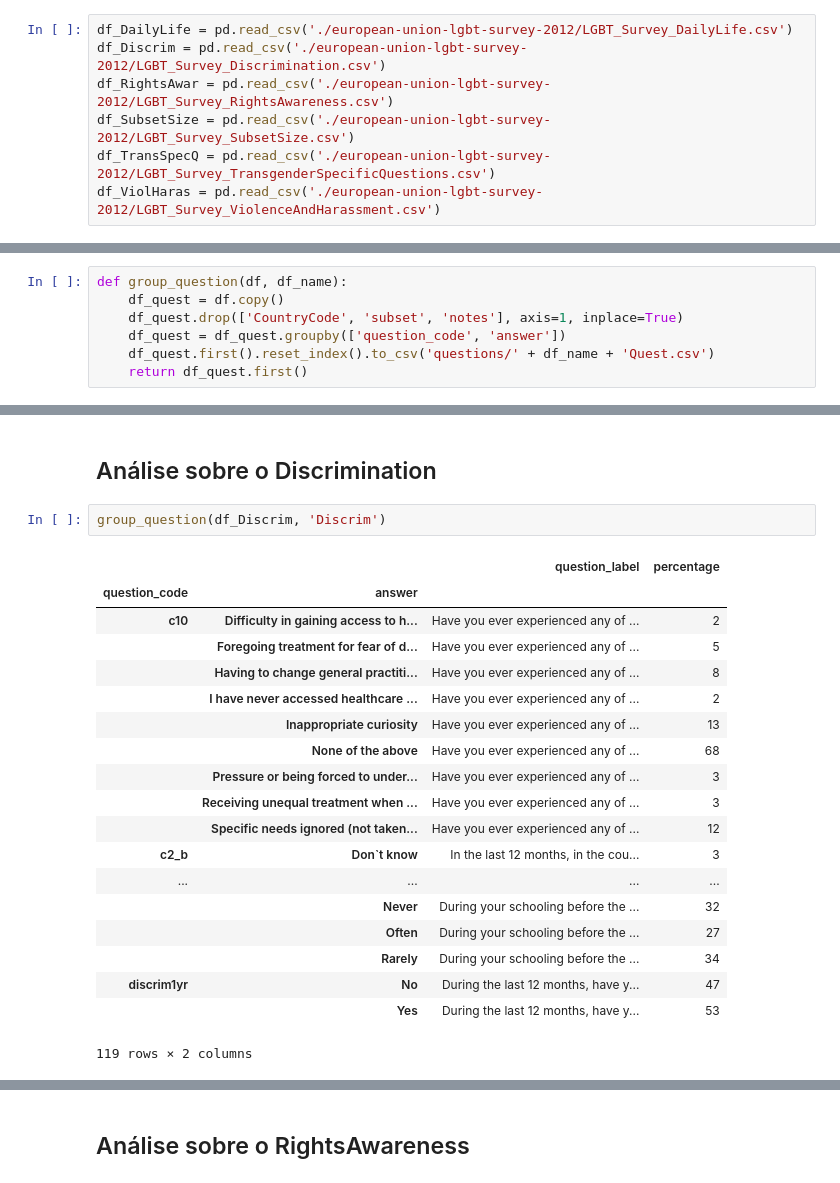
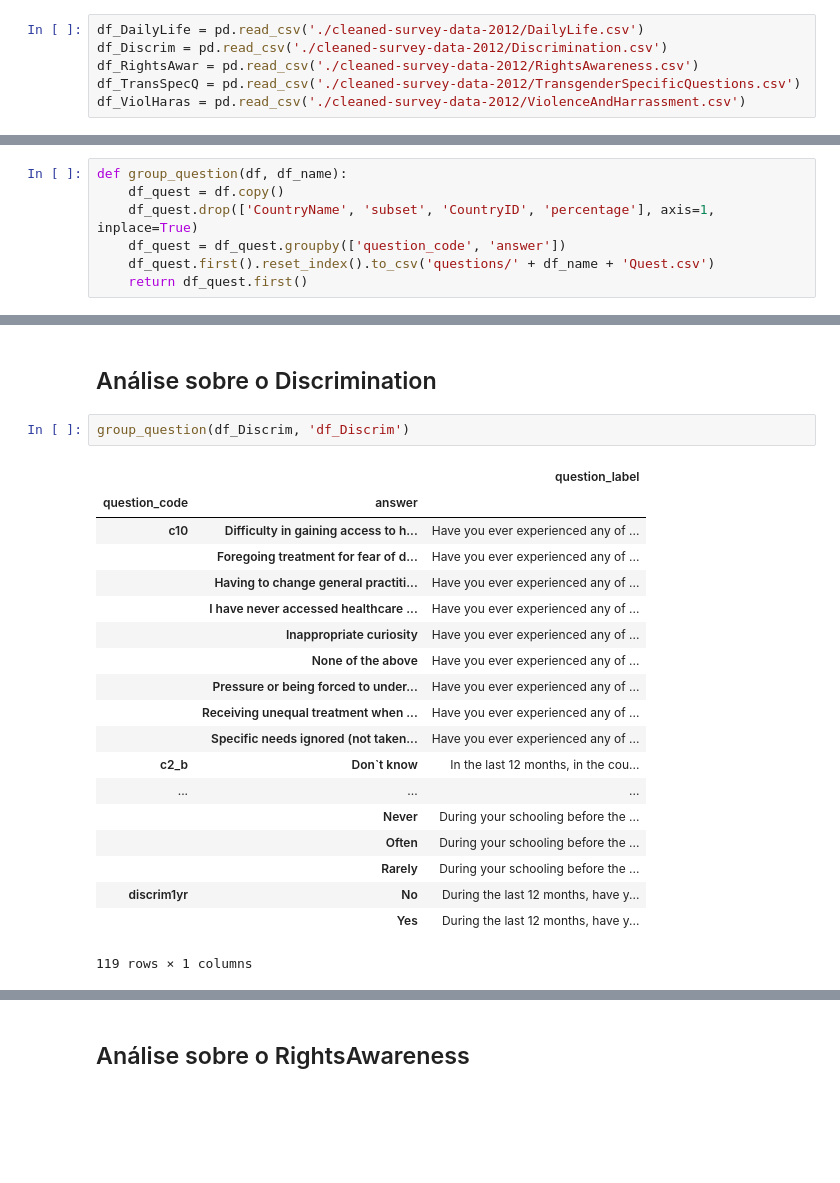
Before and after one commit to gilouzi/Data-Science-LGBT_EU, a Jupyter notebook: Questions_and_Answers.ipynb, the cells around one changed output, grey strips where cells are left out. Cells and saved outputs as stored; diff of their text form; blank space fills up the shorter version.

```diff
--- a/Questions_and_Answers.ipynb
+++ b/Questions_and_Answers.ipynb
@@ -7,10 +7,9 @@ import pandas as pd
 - **Fontes**:
     - https://www.kaggle.com/ruslankl/european-union-lgbt-survey-2012
 # %%
-df_DailyLife = pd.read_csv('./european-union-lgbt-survey-2012/LGBT_Survey_DailyLife.csv')
-df_Discrim = pd.read_csv('./european-union-lgbt-survey-2012/LGBT_Survey_Discrimination.csv')
-df_RightsAwar = pd.read_csv('./european-union-lgbt-survey-2012/LGBT_Survey_RightsAwareness.csv')
-df_SubsetSize = pd.read_csv('./european-union-lgbt-survey-2012/LGBT_Survey_SubsetSize.csv')
-df_TransSpecQ = pd.read_csv('./european-union-lgbt-survey-2012/LGBT_Survey_TransgenderSpecificQuestions.csv')
-df_ViolHaras = pd.read_csv('./european-union-lgbt-survey-2012/LGBT_Survey_ViolenceAndHarassment.csv')
+df_DailyLife = pd.read_csv('./cleaned-survey-data-2012/DailyLife.csv')
+df_Discrim = pd.read_csv('./cleaned-survey-data-2012/Discrimination.csv')
+df_RightsAwar = pd.read_csv('./cleaned-survey-data-2012/RightsAwareness.csv')
+df_TransSpecQ = pd.read_csv('./cleaned-survey-data-2012/TransgenderSpecificQuestions.csv')
+df_ViolHaras = pd.read_csv('./cleaned-survey-data-2012/ViolenceAndHarrassment.csv')
 # %% [markdown]
@@ -18,7 +17,7 @@ df_ViolHaras = pd.read_csv('./european-union-lgbt-survey-2012/LGBT_Survey_Violen
 # %%
 def group_question(df, df_name):
     df_quest = df.copy()
-    df_quest.drop(['CountryCode', 'subset', 'notes'], axis=1, inplace=True)
+    df_quest.drop(['CountryName', 'subset', 'CountryID', 'percentage'], axis=1, inplace=True)
     df_quest = df_quest.groupby(['question_code', 'answer'])
     df_quest.first().reset_index().to_csv('questions/' + df_name + 'Quest.csv')
     return df_quest.first()
@@ -49,24 +75,24 @@ group_question(df_DailyLife, 'DailyLife')
 # %% [markdown]
 ## Análise sobre o Discrimination
 # %%
-group_question(df_Discrim, 'Discrim')
+group_question(df_Discrim, 'df_Discrim')
 # %% [output]
-|  |  | question_label | percentage |
-| question_code | answer |  |  |
-| c10 | Difficulty in gaining access to h... | Have you ever experienced any of ... | 2 |
-|  | Foregoing treatment for fear of d... | Have you ever experienced any of ... | 5 |
-|  | Having to change general practiti... | Have you ever experienced any of ... | 8 |
-|  | I have never accessed healthcare ... | Have you ever experienced any of ... | 2 |
-|  | Inappropriate curiosity | Have you ever experienced any of ... | 13 |
-|  | None of the above | Have you ever experienced any of ... | 68 |
-|  | Pressure or being forced to under... | Have you ever experienced any of ... | 3 |
-|  | Receiving unequal treatment when ... | Have you ever experienced any of ... | 3 |
-|  | Specific needs ignored (not taken... | Have you ever experienced any of ... | 12 |
-| c2_b | Don`t know | In the last 12 months, in the cou... | 3 |
-| ... | ... | ... | ... |
-|  | Never | During your schooling before the ... | 32 |
-|  | Often | During your schooling before the ... | 27 |
-|  | Rarely | During your schooling before the ... | 34 |
-| discrim1yr | No | During the last 12 months, have y... | 47 |
-|  | Yes | During the last 12 months, have y... | 53 |
+|  |  | question_label |
+| question_code | answer |  |
+| c10 | Difficulty in gaining access to h... | Have you ever experienced any of ... |
+|  | Foregoing treatment for fear of d... | Have you ever experienced any of ... |
+|  | Having to change general practiti... | Have you ever experienced any of ... |
+|  | I have never accessed healthcare ... | Have you ever experienced any of ... |
+|  | Inappropriate curiosity | Have you ever experienced any of ... |
+|  | None of the above | Have you ever experienced any of ... |
+|  | Pressure or being forced to under... | Have you ever experienced any of ... |
+|  | Receiving unequal treatment when ... | Have you ever experienced any of ... |
+|  | Specific needs ignored (not taken... | Have you ever experienced any of ... |
+| c2_b | Don`t know | In the last 12 months, in the cou... |
+| ... | ... | ... |
+|  | Never | During your schooling before the ... |
+|  | Often | During your schooling before the ... |
+|  | Rarely | During your schooling before the ... |
+| discrim1yr | No | During the last 12 months, have y... |
+|  | Yes | During the last 12 months, have y... |
-119 rows × 2 columns
+119 rows × 1 columns
```
Also changed, not shown: parts of 12 cells of this notebook, 34 other files.
